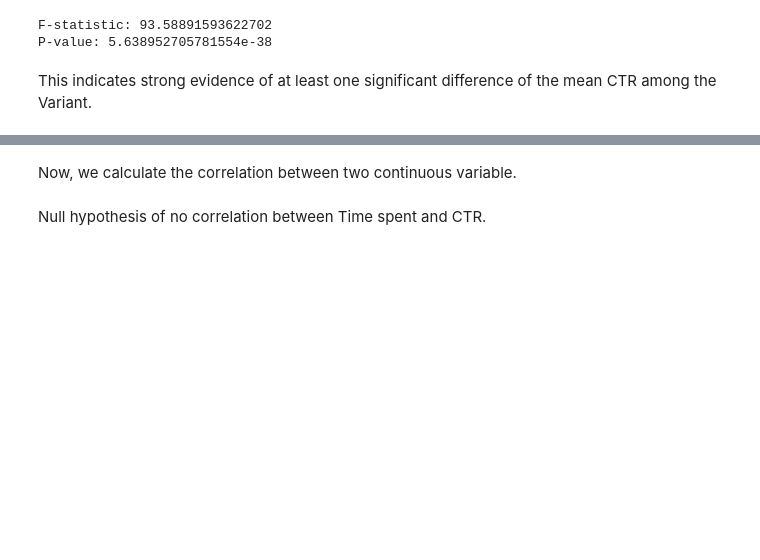
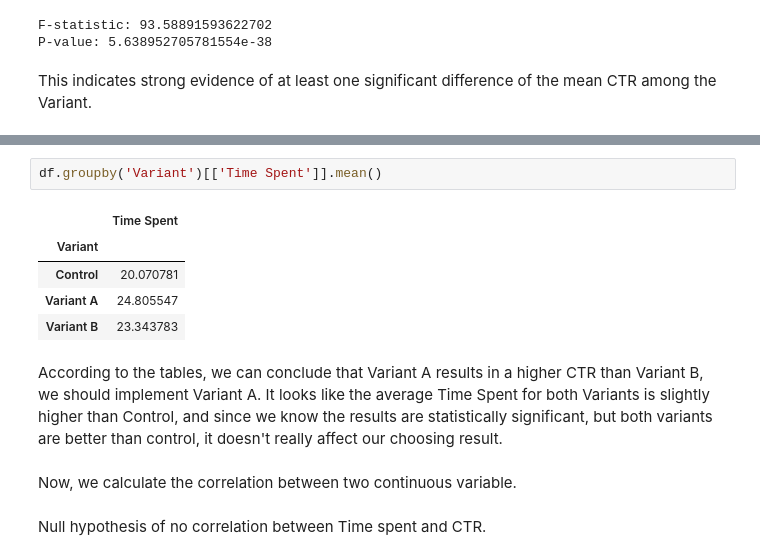
Before and after one commit to leningschulich/schulich_data_science, a Jupyter notebook: MBAN_Assignment2.ipynb, the cells around one changed output, grey strips where cells are left out. Drawn from its saved outputs; the diff is of its cells as text; blank space fills up the shorter version.

```diff
--- a/MBAN_Assignment2.ipynb
+++ b/MBAN_Assignment2.ipynb
@@ -348,3 +369,13 @@ This indicates strong evidence of at least one significant difference of the mea
+# %%
+df.groupby('Variant')[['Time Spent']].mean()
+# %% [output]
+|  | Time Spent |
+| Variant |  |
+| Control | 20.070781 |
+| Variant A | 24.805547 |
+| Variant B | 23.343783 |
+# %% [markdown]
+According to the tables, we can conclude that Variant A results in a higher CTR than Variant B, we should implement Variant A. It looks like the average Time Spent for both Variants is slightly higher than Control, and since we know the results are statistically significant, but both variants are better than control, it doesn't really affect our choosing result.
 # %% [markdown]
 Now, we calculate the correlation between two continuous variable.
 # %% [markdown]
```
Also changed, not shown: parts of 9 cells of this notebook.
